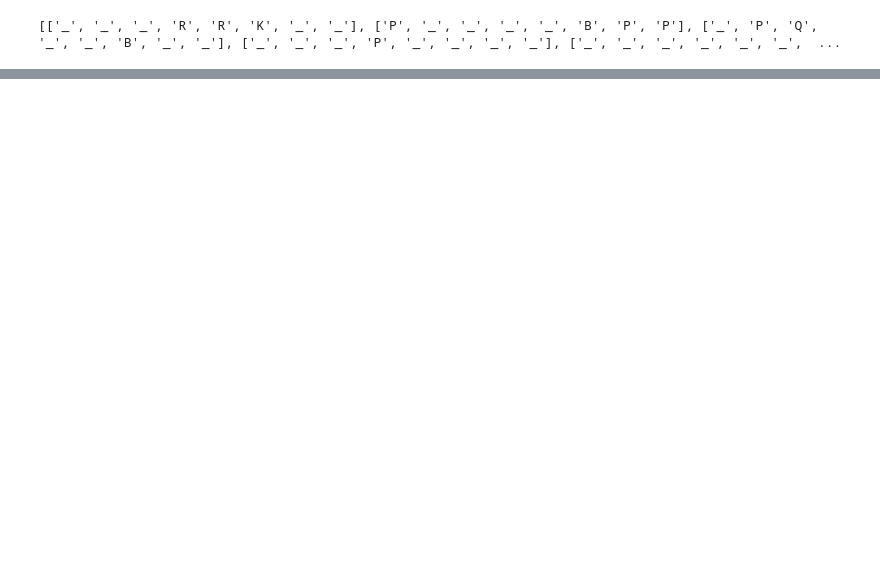
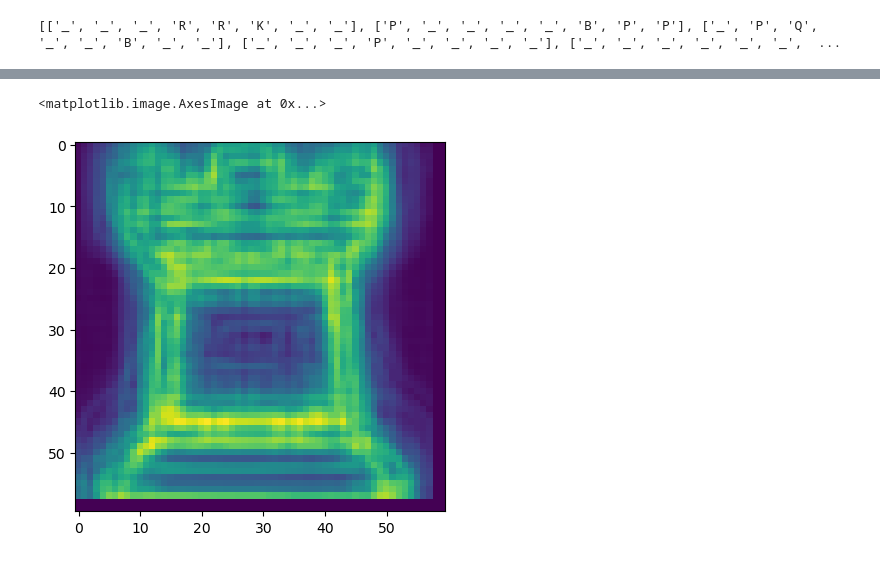
Before and after one commit to JoeErazo/chessboard-analyzer, a Jupyter notebook: analyze_board.ipynb, the cells around one changed output, grey strips where cells are left out. Saved outputs shown, nothing was run; the diff lists cells and outputs as text; code cells hidden in the pictures; blank space fills up the shorter version.

```diff
--- a/analyze_board.ipynb
+++ b/analyze_board.ipynb
@@ -336,0 +370,5 @@ for i, result in enumerate(test_output):
+# %%
+plt.imshow(avg_p_r)
+# %% [output]
+<matplotlib.image.AxesImage at 0x...>
+[figure, added]
```
Also changed, not shown: parts of 19 cells of this notebook.
